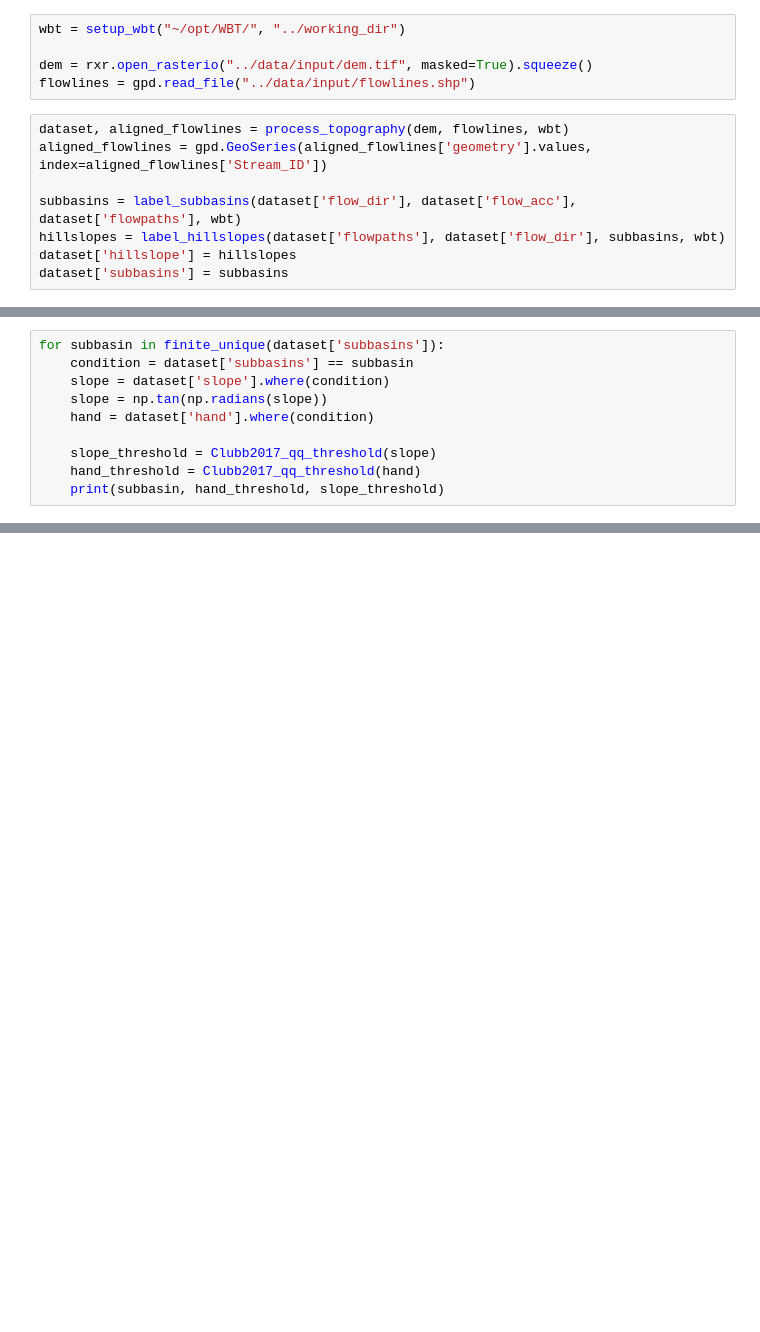
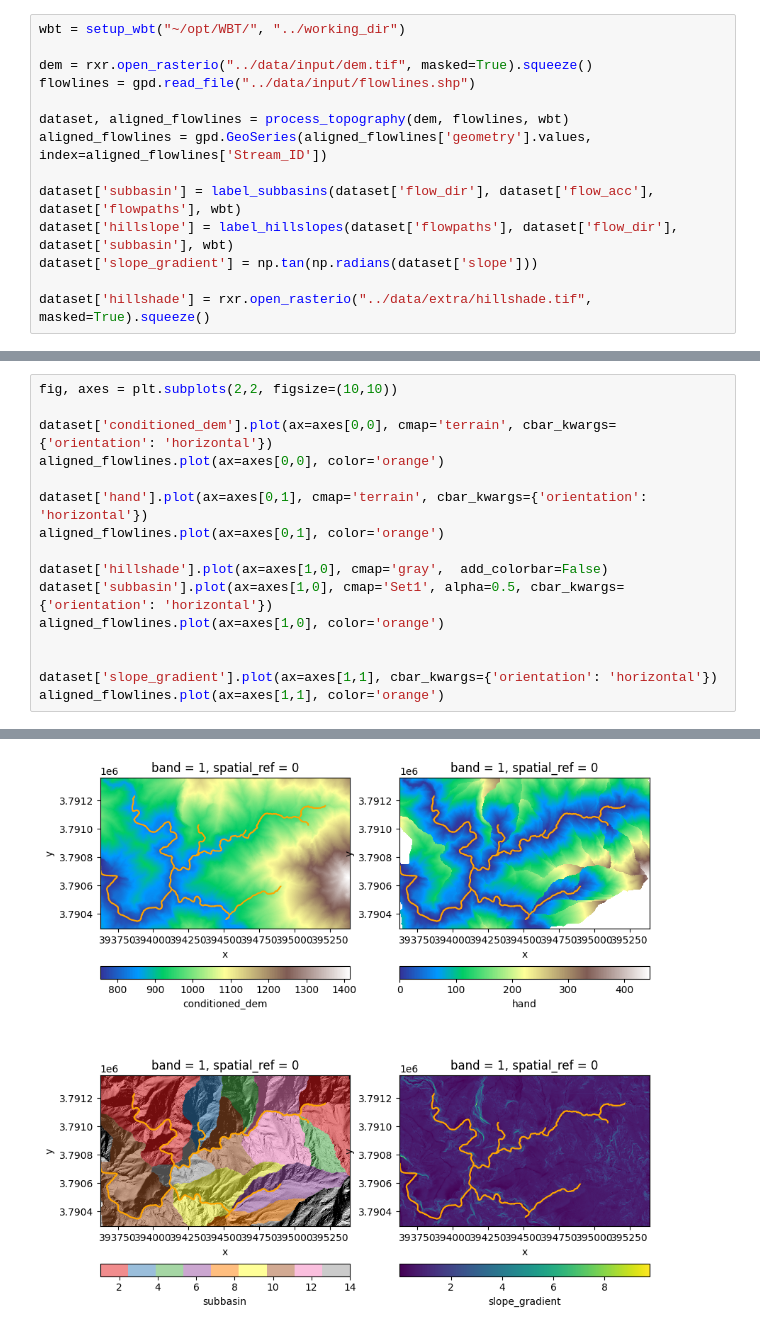
Before and after one commit to avkoehl/valleyx, a Jupyter notebook: notebooks/Clubb2017.ipynb, the cells around one changed output, grey strips where cells are left out. Cells and saved outputs as stored; diff of their text form; blank space fills up the shorter version.

```diff
--- a/notebooks/Clubb2017.ipynb
+++ b/notebooks/Clubb2017.ipynb
@@ -18,11 +22,12 @@ wbt = setup_wbt("~/opt/WBT/", "../working_dir")
 
 dem = rxr.open_rasterio("../data/input/dem.tif", masked=True).squeeze()
 flowlines = gpd.read_file("../data/input/flowlines.shp")
+
+dataset, aligned_flowlines = process_topography(dem, flowlines, wbt)
+aligned_flowlines = gpd.GeoSeries(aligned_flowlines['geometry'].values, index=aligned_flowlines['Stream_ID'])
+
+dataset['subbasin'] = label_subbasins(dataset['flow_dir'], dataset['flow_acc'], dataset['flowpaths'], wbt)
+dataset['hillslope'] = label_hillslopes(dataset['flowpaths'], dataset['flow_dir'], dataset['subbasin'], wbt)
+dataset['slope_gradient'] = np.tan(np.radians(dataset['slope']))
+
+dataset['hillshade'] = rxr.open_rasterio("../data/extra/hillshade.tif", masked=True).squeeze()
-# %%
-dataset, aligned_flowlines = process_topography(dem, flowlines, wbt)
-aligned_flowlines = gpd.GeoSeries(aligned_flowlines['geometry'].values, index=aligned_flowlines['Stream_ID'])
-
-subbasins = label_subbasins(dataset['flow_dir'], dataset['flow_acc'], dataset['flowpaths'], wbt)
-hillslopes = label_hillslopes(dataset['flowpaths'], dataset['flow_dir'], subbasins, wbt)
-dataset['hillslope'] = hillslopes
-dataset['subbasins'] = subbasins
@@ -29,11 +36,17 @@ dataset['subbasins'] = subbasins
 # %%
-for subbasin in finite_unique(dataset['subbasins']):
-    condition = dataset['subbasins'] == subbasin
-    slope = dataset['slope'].where(condition)
-    slope = np.tan(np.radians(slope))
-    hand = dataset['hand'].where(condition)
+fig, axes = plt.subplots(2,2, figsize=(10,10))
 
-    slope_threshold = Clubb2017_qq_threshold(slope)
-    hand_threshold = Clubb2017_qq_threshold(hand)
-    print(subbasin, hand_threshold, slope_threshold)
+dataset['conditioned_dem'].plot(ax=axes[0,0], cmap='terrain', cbar_kwargs={'orientation': 'horizontal'})
+aligned_flowlines.plot(ax=axes[0,0], color='orange')
+
+dataset['hand'].plot(ax=axes[0,1], cmap='terrain', cbar_kwargs={'orientation': 'horizontal'})
+aligned_flowlines.plot(ax=axes[0,1], color='orange')
+
+dataset['hillshade'].plot(ax=axes[1,0], cmap='gray',  add_colorbar=False)
+dataset['subbasin'].plot(ax=axes[1,0], cmap='Set1', alpha=0.5, cbar_kwargs={'orientation': 'horizontal'})
+aligned_flowlines.plot(ax=axes[1,0], color='orange')
+
+
+dataset['slope_gradient'].plot(ax=axes[1,1], cbar_kwargs={'orientation': 'horizontal'})
+aligned_flowlines.plot(ax=axes[1,1], color='orange')
 # %% [output]
@@ -52,0 +54 @@ for subbasin in finite_unique(dataset['subbasins']):
+[figure, added]
```
Also changed, not shown: parts of 23 cells of this notebook, 1 other file.
